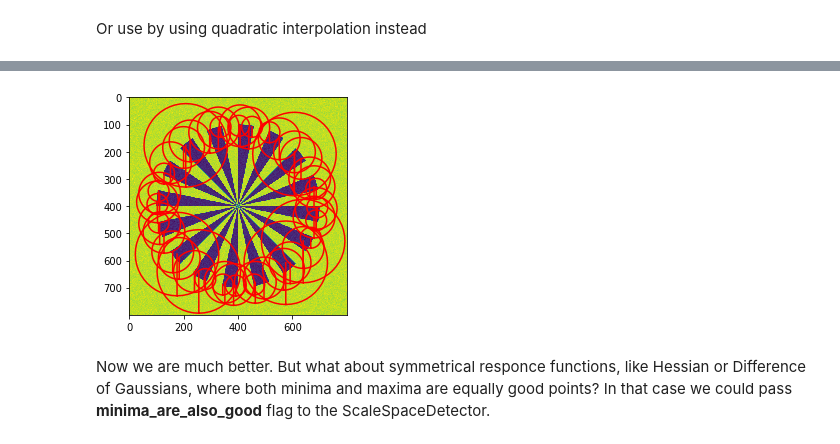
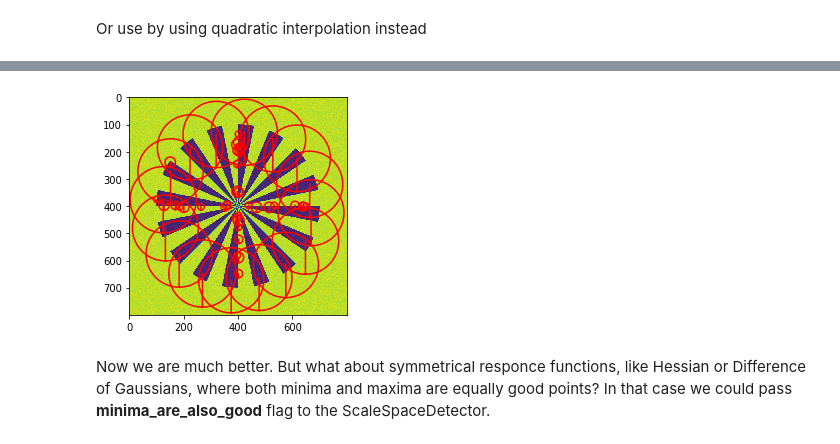
Before and after one commit to kornia/kornia-examples, a Jupyter notebook: local_feature_detection_example.ipynb, the cells around one changed output, grey strips where cells are left out. Cells and saved outputs as stored; diff of their text form; code cells hidden in the pictures.

```diff
--- a/local_feature_detection_example.ipynb
+++ b/local_feature_detection_example.ipynb
@@ -146,18 +166,18 @@ Or use by using quadratic interpolation instead
 # %%
 #Lets detect Harris corners w/o duplicates
 n_feats = 50
 mr_size = 6.0
-nms = kornia.geometry.ConvQuadInterp3d()
+nms = kornia.geometry.ConvQuadInterp3d(10, 2e-4)
 
 harris_local_detector = ScaleSpaceDetector(n_feats,
                                     resp_module=resp,
                                     nms_module=nms,
                                     mr_size=mr_size)
 
 lafs, resps = harris_local_detector(timg)
 visualize_LAF(timg,lafs)
 # %% [output]
-[figure, old version]
+[figure, new version]
 # %% [markdown]
 Now we are much better. But what about symmetrical responce functions, like Hessian or Difference of Gaussians,
 where both minima and maxima are equally good points?
```
Also changed, not shown: parts of 10 cells of this notebook, 1 other file.
